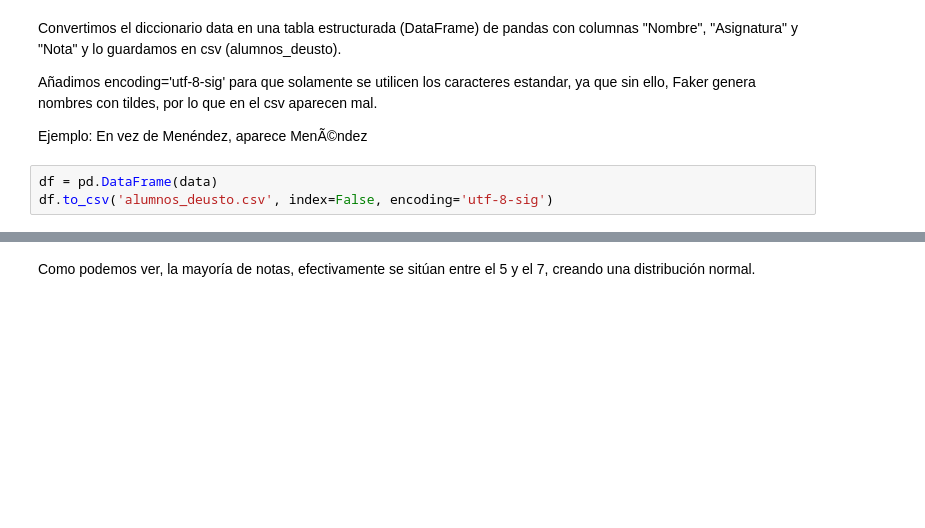
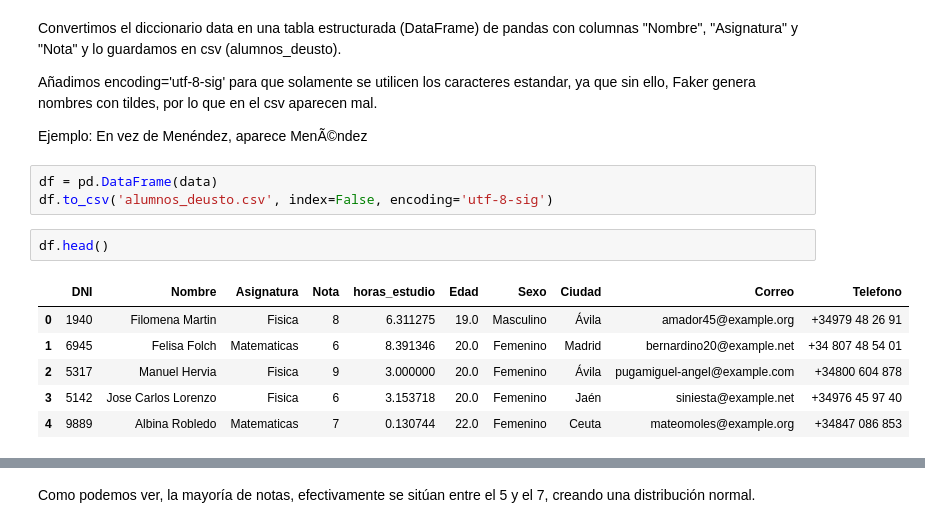
Before and after one commit to GaizkaMiranda/Analisis, a Jupyter notebook: notebook.ipynb, the cells around one changed output, grey strips where cells are left out. Saved outputs shown, nothing was run; the diff lists cells and outputs as text; blank space fills up the shorter version.

```diff
--- a/notebook.ipynb
+++ b/notebook.ipynb
@@ -62,3 +78,12 @@ Ejemplo: En vez de Menéndez, aparece MenÃ©ndez
 # %%
 df = pd.DataFrame(data)
 df.to_csv('alumnos_deusto.csv', index=False, encoding='utf-8-sig')
+# %%
+df.head()
+# %% [output]
+|  | DNI | Nombre | Asignatura | Nota | horas_estudio | Edad | Sexo | Ciudad | Correo | Telefono |
+| 0 | 1940 | Filomena Martin | Fisica | 8 | 6.311275 | 19.0 | Masculino | Ávila | amador45@example.org | +34979 48 26 91 |
+| 1 | 6945 | Felisa Folch | Matematicas | 6 | 8.391346 | 20.0 | Femenino | Madrid | bernardino20@example.net | +34 807 48 54 01 |
+| 2 | 5317 | Manuel Hervia | Fisica | 9 | 3.000000 | 20.0 | Femenino | Ávila | pugamiguel-angel@example.com | +34800 604 878 |
+| 3 | 5142 | Jose Carlos Lorenzo | Fisica | 6 | 3.153718 | 20.0 | Femenino | Jaén | siniesta@example.net | +34976 45 97 40 |
+| 4 | 9889 | Albina Robledo | Matematicas | 7 | 0.130744 | 22.0 | Femenino | Ceuta | mateomoles@example.org | +34847 086 853 |
```
Also changed, not shown: parts of 21 cells of this notebook, 5 other files.
